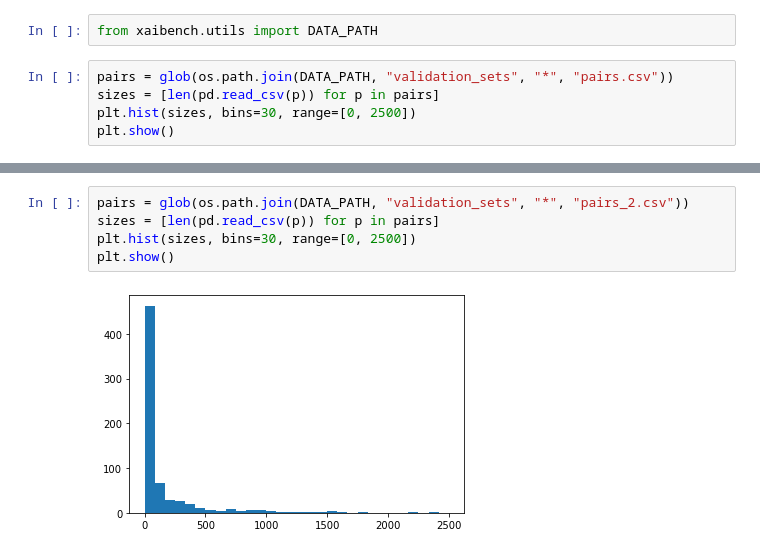
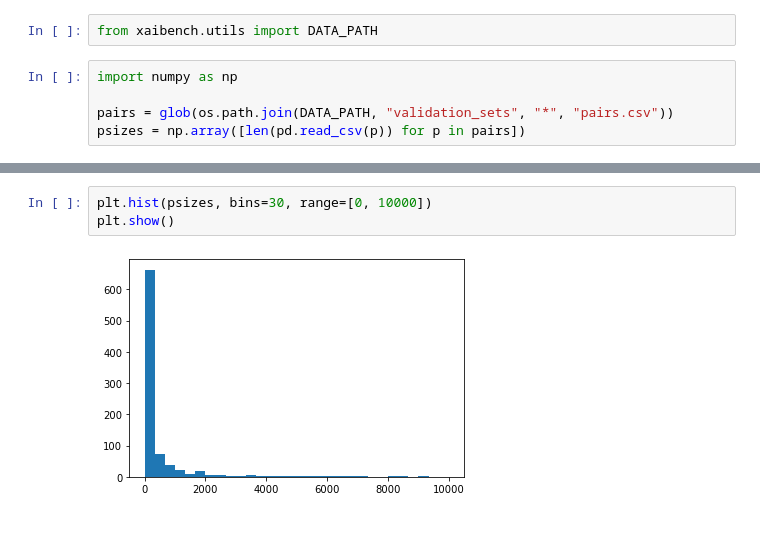
Before and after one commit to josejimenezluna/xaibench_tf, a Jupyter notebook: xaibench/explore/pairsizes.ipynb, the cells around one changed output, grey strips where cells are left out. Saved outputs shown, nothing was run; the diff lists cells and outputs as text.

```diff
--- a/xaibench/explore/pairsizes.ipynb
+++ b/xaibench/explore/pairsizes.ipynb
@@ -7,7 +7,7 @@ os.chdir("/home/hawk31/xaibench_tf")
 # %%
 from xaibench.utils import DATA_PATH
 # %%
+import numpy as np
+
 pairs = glob(os.path.join(DATA_PATH, "validation_sets", "*", "pairs.csv"))
-sizes = [len(pd.read_csv(p)) for p in pairs]
-plt.hist(sizes, bins=30, range=[0, 2500])
-plt.show()
+psizes = np.array([len(pd.read_csv(p)) for p in pairs])
@@ -16,7 +14,5 @@ plt.show()
-# %%
-pairs = glob(os.path.join(DATA_PATH, "validation_sets", "*", "pairs_2.csv"))
-sizes = [len(pd.read_csv(p)) for p in pairs]
-plt.hist(sizes, bins=30, range=[0, 2500])
-plt.show()
-# %% [output]
-[figure, removed]
+# %%
+plt.hist(psizes, bins=30, range=[0, 10000])
+plt.show()
+# %% [output]
+[figure, added]
```
Also changed, not shown: parts of 7 cells of this notebook, 1 other file.
